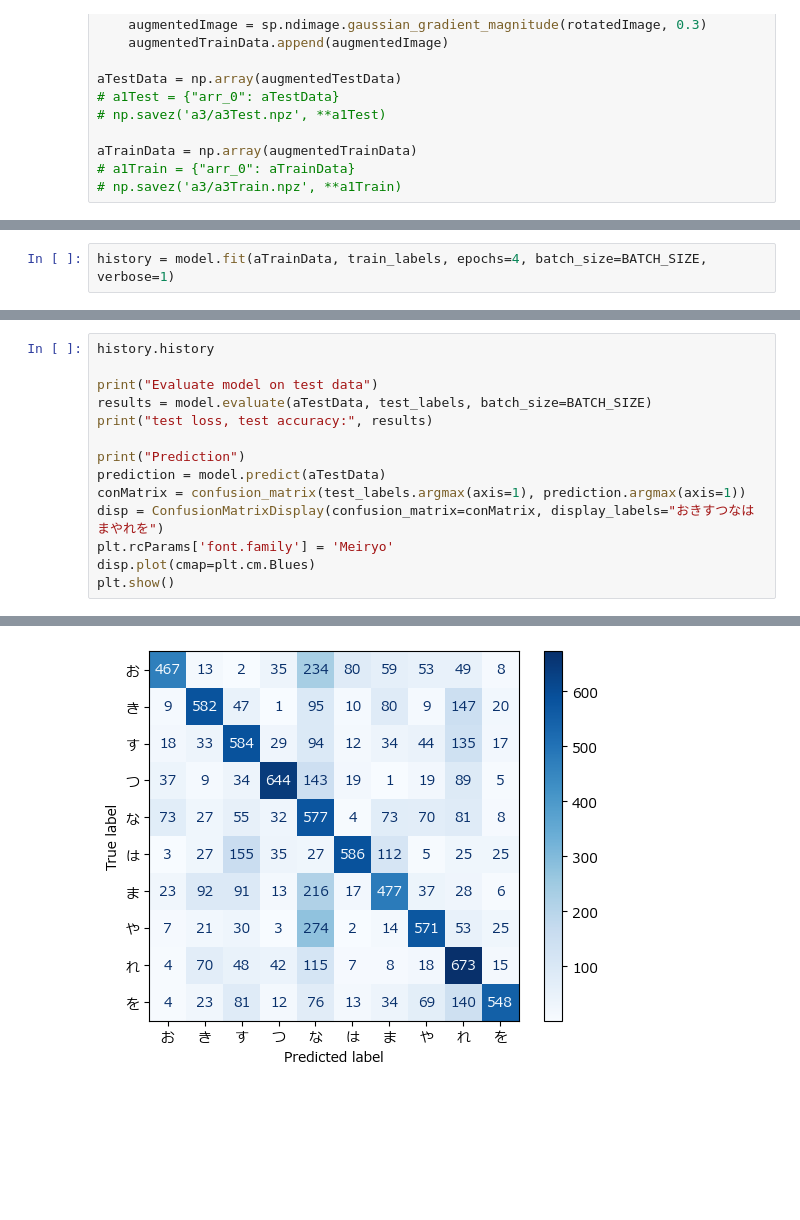
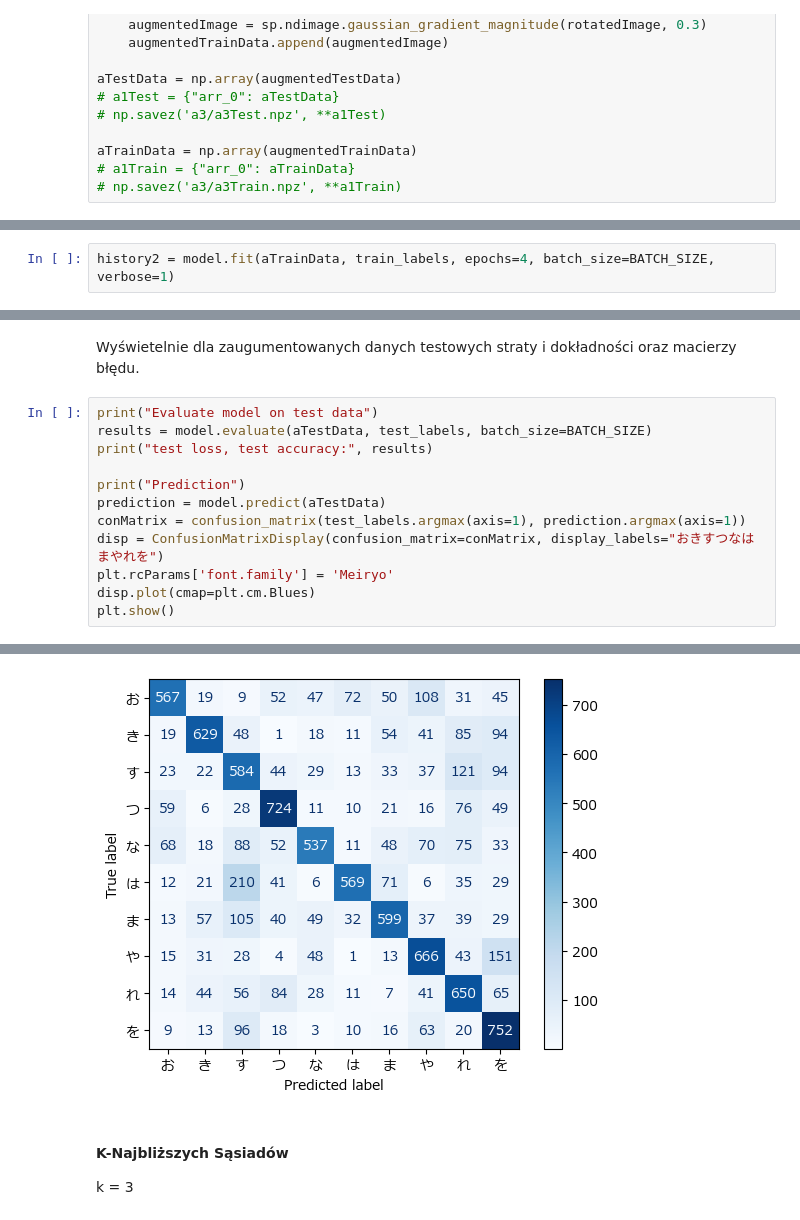
Before and after one commit to GGryg/inteligencja-obliczeniowa, a Jupyter notebook: kuzushiji/kuzushiji.ipynb, the cells around one changed output, grey strips where cells are left out. Drawn from its saved outputs; the diff is of its cells as text; blank space fills up the shorter version.

```diff
--- a/kuzushiji/kuzushiji.ipynb
+++ b/kuzushiji/kuzushiji.ipynb
@@ -111,4 +123,4 @@ Epoch 4/4
 # %%
-history = model.fit(aTrainData, train_labels, epochs=4, batch_size=BATCH_SIZE, verbose=1)
+history2 = model.fit(aTrainData, train_labels, epochs=4, batch_size=BATCH_SIZE, verbose=1)
 # %% [output]
 Epoch 1/4
@@ -157,6 +174,6 @@ KeyboardInterrupt:
+# %% [markdown]
+Wyświetelnie dla zaugumentowanych danych testowych straty i dokładności oraz macierzy błędu.
 # %%
-history.history
-
 print("Evaluate model on test data")
 results = model.evaluate(aTestData, test_labels, batch_size=BATCH_SIZE)
 print("test loss, test accuracy:", results)
@@ -177 +194,5 @@ Prediction
-[figure, old version]
+[figure, new version]
+# %% [markdown]
+#### K-Najbliższych Sąsiadów
+
+k = 3
```
Also changed, not shown: parts of 33 cells of this notebook, 2 other files.
